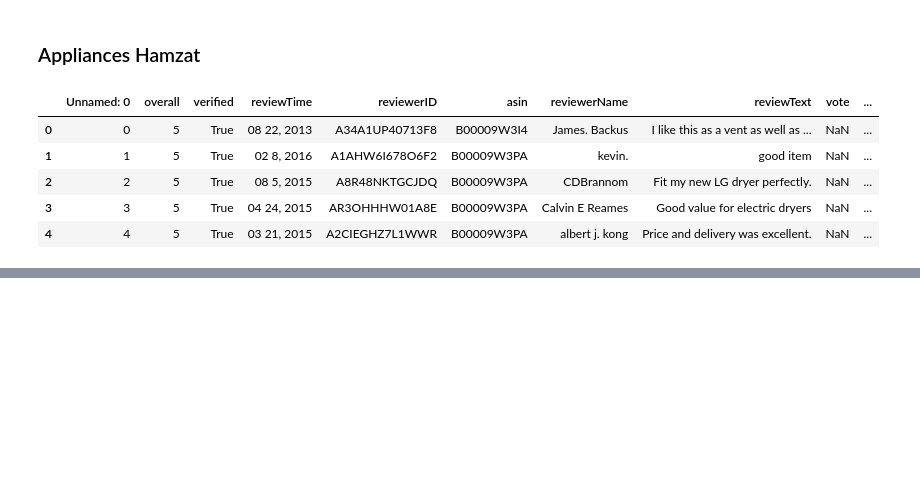
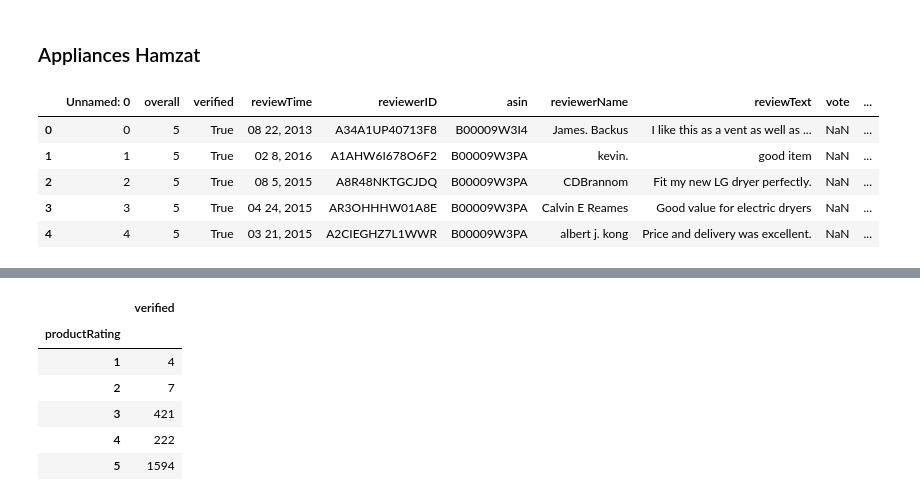
Before and after one commit to ahmadbashorun/AI6-amazon-reviews-EDA-project, a Jupyter notebook: Project (Amazon review).ipynb, the cells around one changed output, grey strips where cells are left out. Saved outputs shown, nothing was run; the diff lists cells and outputs as text; code cells hidden in the pictures; blank space fills up the shorter version.

```diff
--- a/Project (Amazon review).ipynb
+++ b/Project (Amazon review).ipynb
@@ -299,0 +340,10 @@ appliances_df.head()
+# %%
+appliances_df.groupby('productRating').sum()
+# %% [output]
+|  | verified |
+| productRating |  |
+| 1 | 4 |
+| 2 | 7 |
+| 3 | 421 |
+| 4 | 222 |
+| 5 | 1594 |
```
Also changed, not shown: parts of 9 cells of this notebook.
